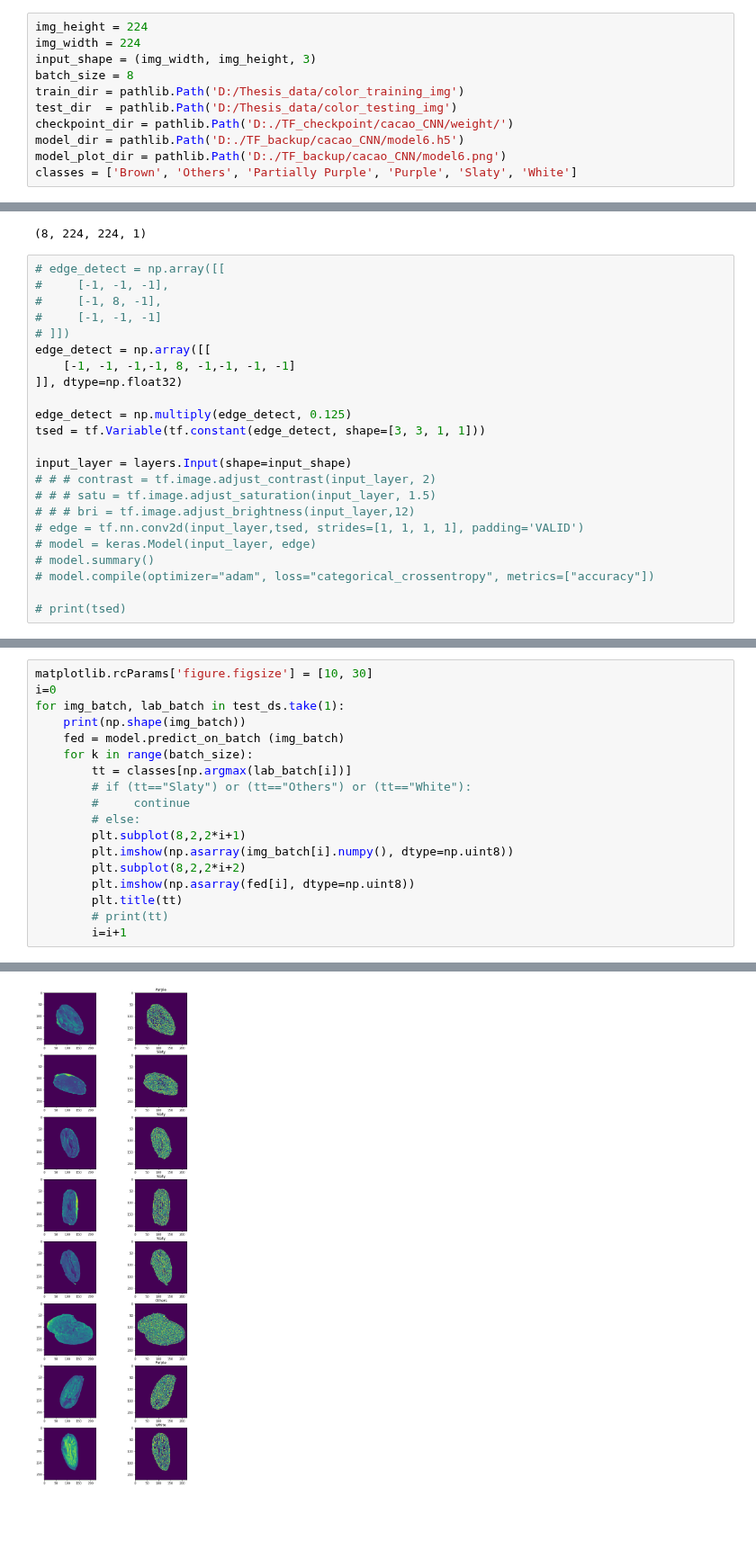
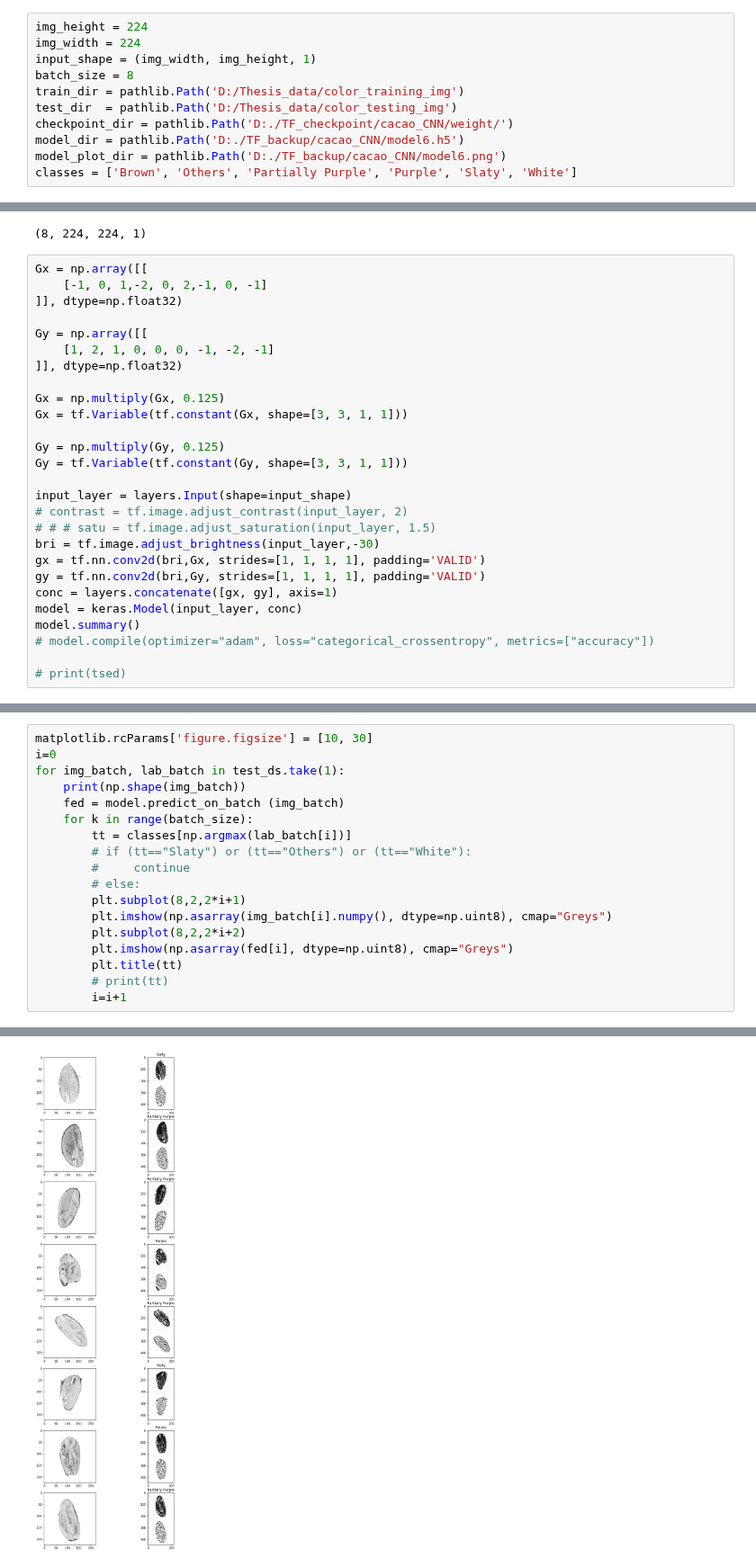
Before and after one commit to quanglochuynh/thesis2022, a Jupyter notebook: Python/Miscilaneous/tf_test.ipynb, the cells around one changed output, grey strips where cells are left out. Shown at 90% size. Cells and saved outputs as stored; diff of their text form; blank space fills up the shorter version.

```diff
--- a/Python/Miscilaneous/tf_test.ipynb
+++ b/Python/Miscilaneous/tf_test.ipynb
@@ -9,7 +9,7 @@ import pathlib
 # %%
 img_height = 224
 img_width = 224
-input_shape = (img_width, img_height, 3)
+input_shape = (img_width, img_height, 1)
 batch_size = 8
 train_dir = pathlib.Path('D:/Thesis_data/color_training_img')
 test_dir  = pathlib.Path('D:/Thesis_data/color_testing_img')
@@ -36,25 +36,29 @@ for img,lab in test_ds.take(1):
 # %% [output]
 (8, 224, 224, 1)
 # %%
-# edge_detect = np.array([[
-#     [-1, -1, -1],
-#     [-1, 8, -1],
-#     [-1, -1, -1]
-# ]])
-edge_detect = np.array([[
-    [-1, -1, -1,-1, 8, -1,-1, -1, -1]
+Gx = np.array([[
+    [-1, 0, 1,-2, 0, 2,-1, 0, -1]
 ]], dtype=np.float32)
 
-edge_detect = np.multiply(edge_detect, 0.125)
-tsed = tf.Variable(tf.constant(edge_detect, shape=[3, 3, 1, 1]))
+Gy = np.array([[
+    [1, 2, 1, 0, 0, 0, -1, -2, -1]
+]], dtype=np.float32)
+
+Gx = np.multiply(Gx, 0.125)
+Gx = tf.Variable(tf.constant(Gx, shape=[3, 3, 1, 1]))
+
+Gy = np.multiply(Gy, 0.125)
+Gy = tf.Variable(tf.constant(Gy, shape=[3, 3, 1, 1]))
 
 input_layer = layers.Input(shape=input_shape)
-# # # contrast = tf.image.adjust_contrast(input_layer, 2)
+# contrast = tf.image.adjust_contrast(input_layer, 2)
 # # # satu = tf.image.adjust_saturation(input_layer, 1.5)
-# # # bri = tf.image.adjust_brightness(input_layer,12)
-# edge = tf.nn.conv2d(input_layer,tsed, strides=[1, 1, 1, 1], padding='VALID')
-# model = keras.Model(input_layer, edge)
-# model.summary()
+bri = tf.image.adjust_brightness(input_layer,-30)
+gx = tf.nn.conv2d(bri,Gx, strides=[1, 1, 1, 1], padding='VALID')
+gy = tf.nn.conv2d(bri,Gy, strides=[1, 1, 1, 1], padding='VALID')
+conc = layers.concatenate([gx, gy], axis=1)
+model = keras.Model(input_layer, conc)
+model.summary()
 # model.compile(optimizer="adam", loss="categorical_crossentropy", metrics=["accuracy"])
 
 # print(tsed)
@@ -91,9 +92,9 @@ for img_batch, lab_batch in test_ds.take(1):
         #     continue
         # else:
         plt.subplot(8,2,2*i+1)
-        plt.imshow(np.asarray(img_batch[i].numpy(), dtype=np.uint8))
+        plt.imshow(np.asarray(img_batch[i].numpy(), dtype=np.uint8), cmap="Greys")
         plt.subplot(8,2,2*i+2)
-        plt.imshow(np.asarray(fed[i], dtype=np.uint8))
+        plt.imshow(np.asarray(fed[i], dtype=np.uint8), cmap="Greys")
         plt.title(tt)
         # print(tt)
         i=i+1
@@ -103 +103 @@ WARNING:tensorflow:5 out of the last 11 calls to <function Model.make_predict_fu
-[figure, old version]
+[figure, new version]
```
Also changed, not shown: parts of 2 cells of this notebook.
